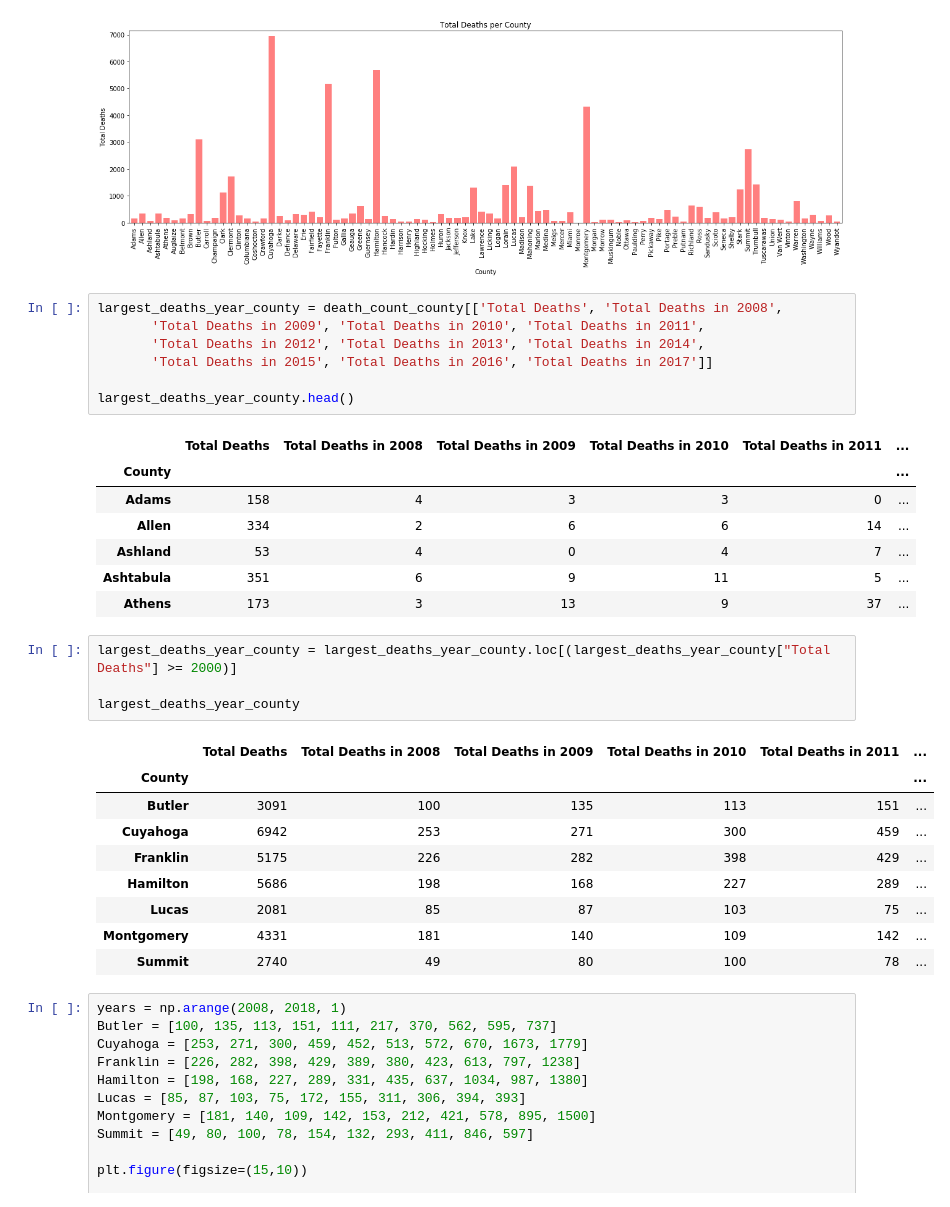
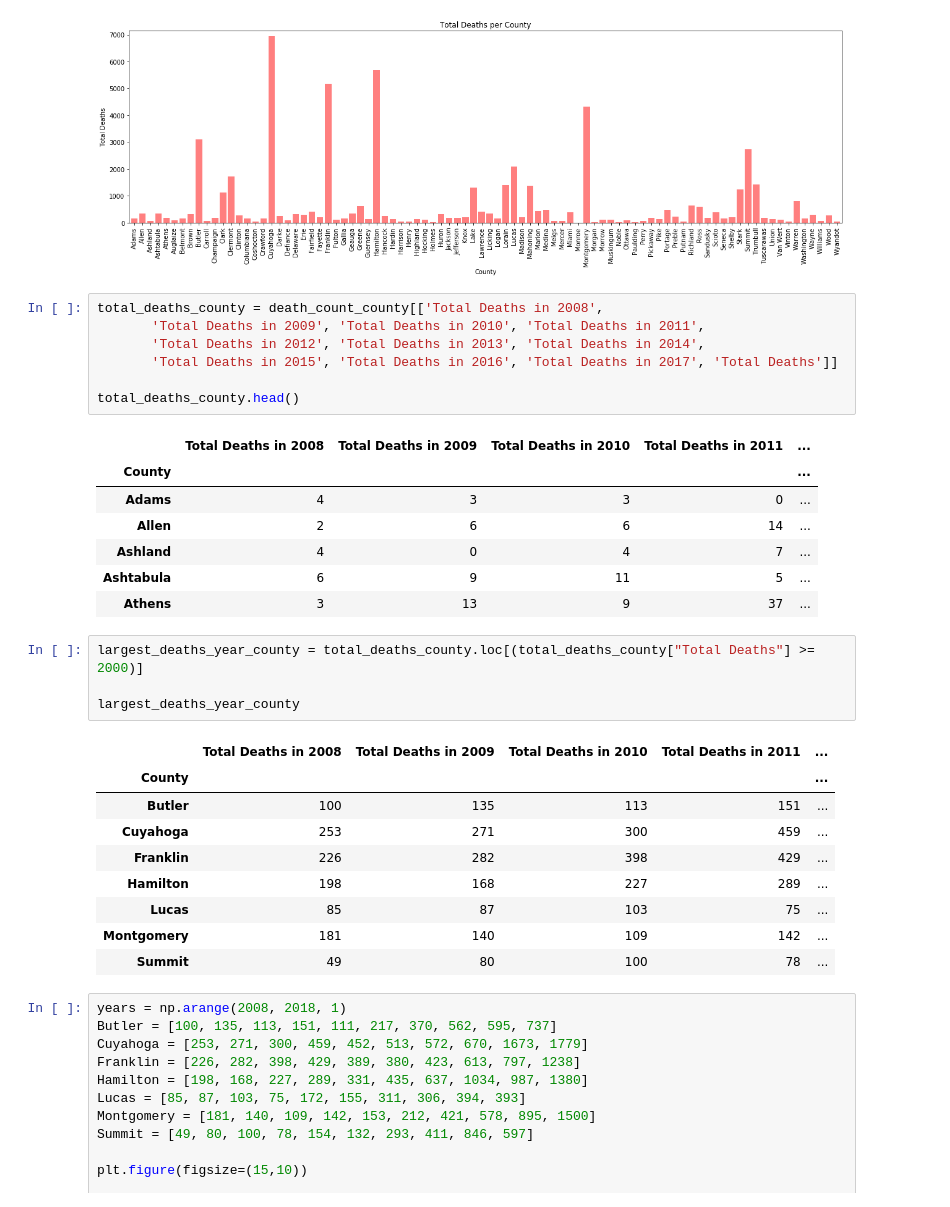
Before and after one commit to mervinator/project1group3, a Jupyter notebook: Project 1_PH/Death_Total_PH.ipynb, the cells around one changed output. Cells and saved outputs as stored; diff of their text form.

```diff
--- a/Project 1_PH/Death_Total_PH.ipynb
+++ b/Project 1_PH/Death_Total_PH.ipynb
@@ -235,34 +235,34 @@ plt.show()
 # %% [output]
 [figure]
 # %%
-largest_deaths_year_county = death_count_county[['Total Deaths', 'Total Deaths in 2008',
+total_deaths_county = death_count_county[['Total Deaths in 2008',
        'Total Deaths in 2009', 'Total Deaths in 2010', 'Total Deaths in 2011',
        'Total Deaths in 2012', 'Total Deaths in 2013', 'Total Deaths in 2014',
-       'Total Deaths in 2015', 'Total Deaths in 2016', 'Total Deaths in 2017']]
+       'Total Deaths in 2015', 'Total Deaths in 2016', 'Total Deaths in 2017', 'Total Deaths']]
 
-largest_deaths_year_county.head()
+total_deaths_county.head()
 # %% [output]
-|  | Total Deaths | Total Deaths in 2008 | Total Deaths in 2009 | Total Deaths in 2010 | Total Deaths in 2011 | ... |
-| County |  |  |  |  |  | ... |
-| Adams | 158 | 4 | 3 | 3 | 0 | ... |
-| Allen | 334 | 2 | 6 | 6 | 14 | ... |
-| Ashland | 53 | 4 | 0 | 4 | 7 | ... |
-| Ashtabula | 351 | 6 | 9 | 11 | 5 | ... |
-| Athens | 173 | 3 | 13 | 9 | 37 | ... |
+|  | Total Deaths in 2008 | Total Deaths in 2009 | Total Deaths in 2010 | Total Deaths in 2011 | ... |
+| County |  |  |  |  | ... |
+| Adams | 4 | 3 | 3 | 0 | ... |
+| Allen | 2 | 6 | 6 | 14 | ... |
+| Ashland | 4 | 0 | 4 | 7 | ... |
+| Ashtabula | 6 | 9 | 11 | 5 | ... |
+| Athens | 3 | 13 | 9 | 37 | ... |
 # %%
-largest_deaths_year_county = largest_deaths_year_county.loc[(largest_deaths_year_county["Total Deaths"] >= 2000)]
+largest_deaths_year_county = total_deaths_county.loc[(total_deaths_county["Total Deaths"] >= 2000)]
 
 largest_deaths_year_county
 # %% [output]
-|  | Total Deaths | Total Deaths in 2008 | Total Deaths in 2009 | Total Deaths in 2010 | Total Deaths in 2011 | ... |
-| County |  |  |  |  |  | ... |
-| Butler | 3091 | 100 | 135 | 113 | 151 | ... |
-| Cuyahoga | 6942 | 253 | 271 | 300 | 459 | ... |
-| Franklin | 5175 | 226 | 282 | 398 | 429 | ... |
-| Hamilton | 5686 | 198 | 168 | 227 | 289 | ... |
-| Lucas | 2081 | 85 | 87 | 103 | 75 | ... |
-| Montgomery | 4331 | 181 | 140 | 109 | 142 | ... |
-| Summit | 2740 | 49 | 80 | 100 | 78 | ... |
+|  | Total Deaths in 2008 | Total Deaths in 2009 | Total Deaths in 2010 | Total Deaths in 2011 | ... |
+| County |  |  |  |  | ... |
+| Butler | 100 | 135 | 113 | 151 | ... |
+| Cuyahoga | 253 | 271 | 300 | 459 | ... |
+| Franklin | 226 | 282 | 398 | 429 | ... |
+| Hamilton | 198 | 168 | 227 | 289 | ... |
+| Lucas | 85 | 87 | 103 | 75 | ... |
+| Montgomery | 181 | 140 | 109 | 142 | ... |
+| Summit | 49 | 80 | 100 | 78 | ... |
 # %%
 years = np.arange(2008, 2018, 1)
 Butler = [100, 135, 113, 151, 111, 217, 370, 562, 595, 737]
```
Also changed, not shown: parts of 7 cells of this notebook, 3 other files.
